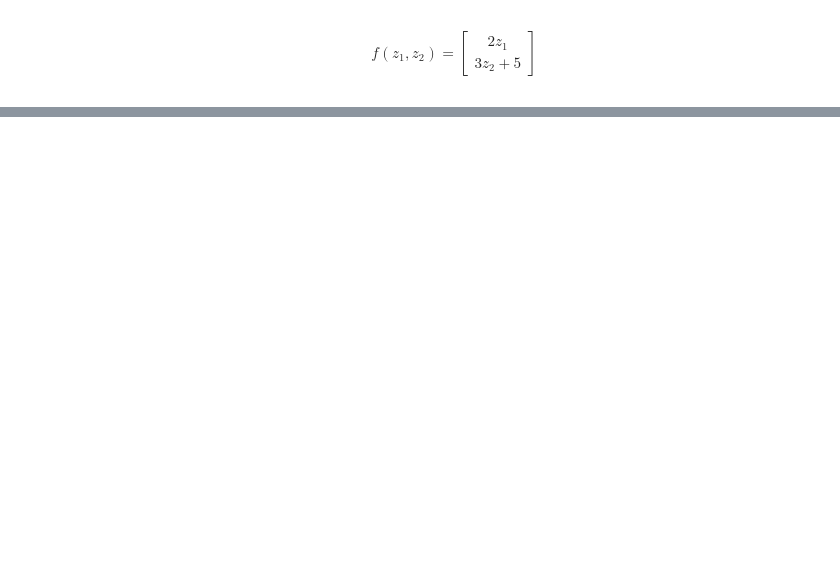
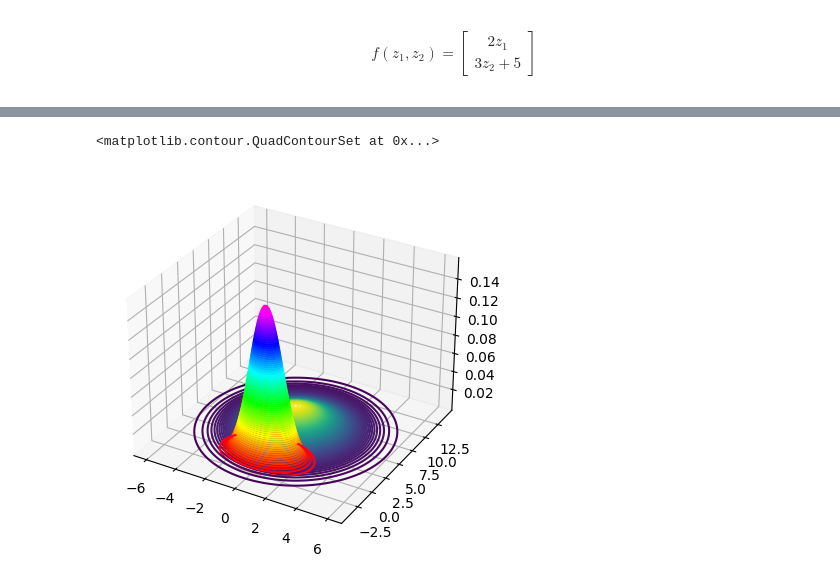
Before and after one commit to tayfununal/PyTorch, a Jupyter notebook: 2d_nf_work.ipynb, the cells around one changed output, grey strips where cells are left out. Cells and saved outputs as stored; diff of their text form; code cells hidden in the pictures; blank space fills up the shorter version.

```diff
--- a/2d_nf_work.ipynb
+++ b/2d_nf_work.ipynb
@@ -42,0 +112,8 @@ plt.show()
+# %%
+fig = plt.figure()
+ax = plt.axes(projection='3d')
+ax.contour3D(Z.T[0], Z.T[1], p_theta_x, 100)
+ax.contour3D(Z_eski.T[0], Z_eski.T[1], p_theta_z, 100, cmap="gist_rainbow")
+# %% [output]
+<matplotlib.contour.QuadContourSet at 0x...>
+[figure, added]
```
Also changed, not shown: parts of 11 cells of this notebook.
